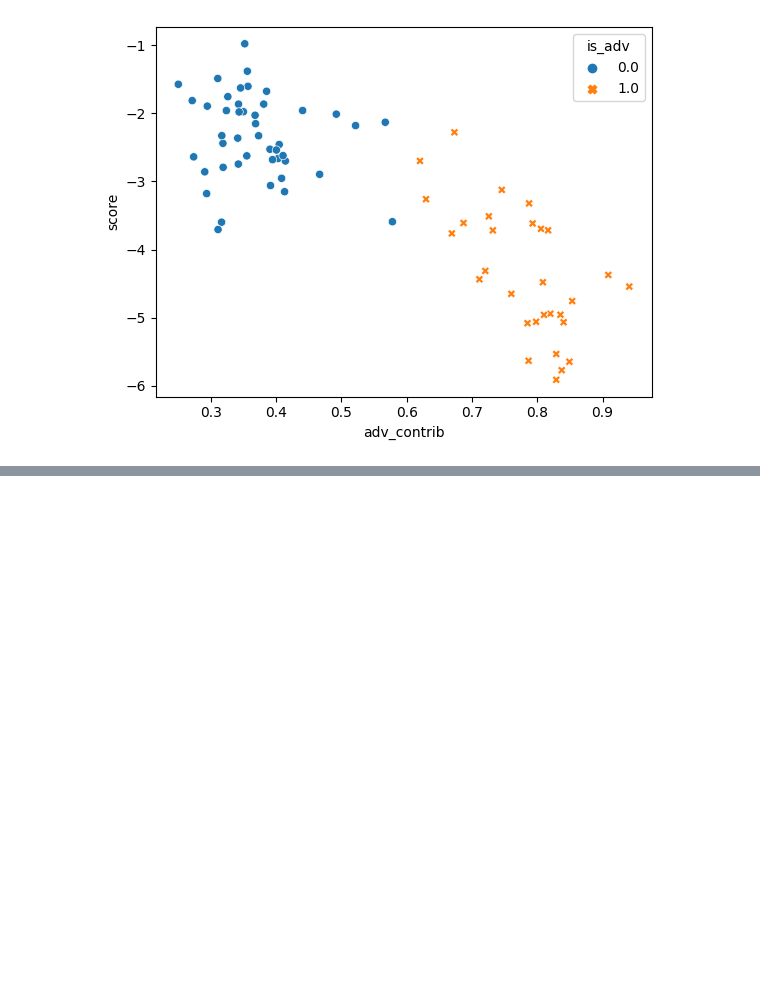
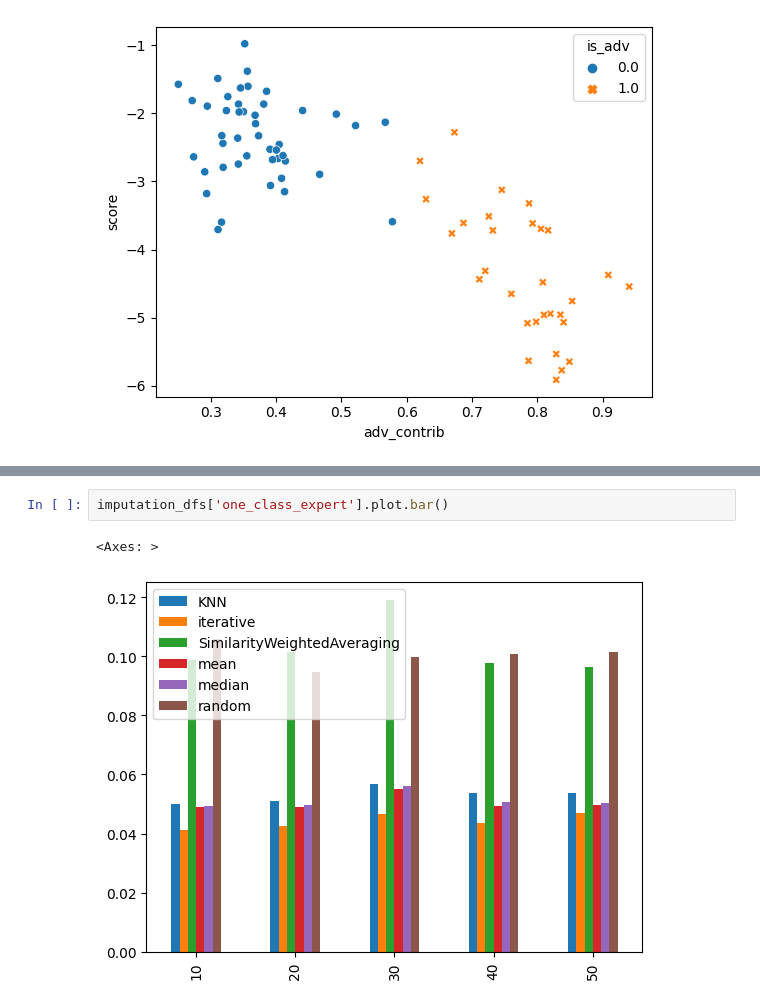
Before and after one commit to ehsanul9511/FLShield, a Jupyter notebook: plot_utils.ipynb, the cells around one changed output, grey strips where cells are left out. Drawn from its saved outputs; the diff is of its cells as text; blank space fills up the shorter version.

```diff
--- a/plot_utils.ipynb
+++ b/plot_utils.ipynb
@@ -138,0 +167,5 @@ sns.scatterplot(x='adv_contrib', y='score', style='is_adv', hue='is_adv', data=a
+# %%
+imputation_dfs['one_class_expert'].plot.bar()
+# %% [output]
+<Axes: >
+[figure, added]
```
Also changed, not shown: parts of 10 cells of this notebook, 5 other files.
